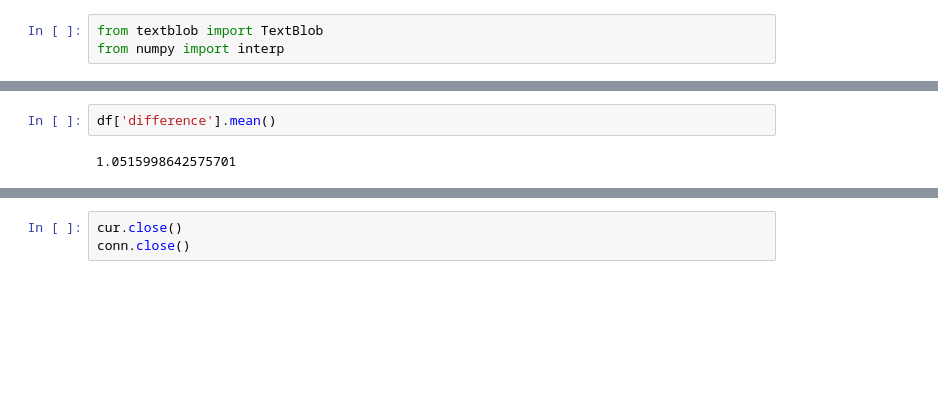
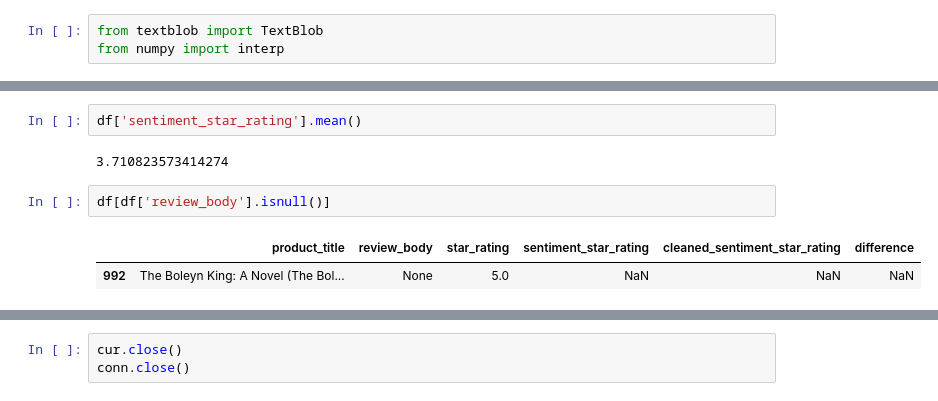
Before and after one commit to abitbetter/Amazon-Recommenders, a Jupyter notebook: Sentiment Analysis.ipynb, the cells around one changed output, grey strips where cells are left out. Cells and saved outputs as stored; diff of their text form; blank space fills up the shorter version.

```diff
--- a/Sentiment Analysis.ipynb
+++ b/Sentiment Analysis.ipynb
@@ -89,4 +101,9 @@ df
 # %%
-df['difference'].mean()
+df['sentiment_star_rating'].mean()
 # %% [output]
-1.0515998642575701
+3.710823573414274
+# %%
+df[df['review_body'].isnull()]
+# %% [output]
+|  | product_title | review_body | star_rating | sentiment_star_rating | cleaned_sentiment_star_rating | difference |
+| 992 | The Boleyn King: A Novel (The Bol... | None | 5.0 | NaN | NaN | NaN |
```
Also changed, not shown: parts of 10 cells of this notebook.
